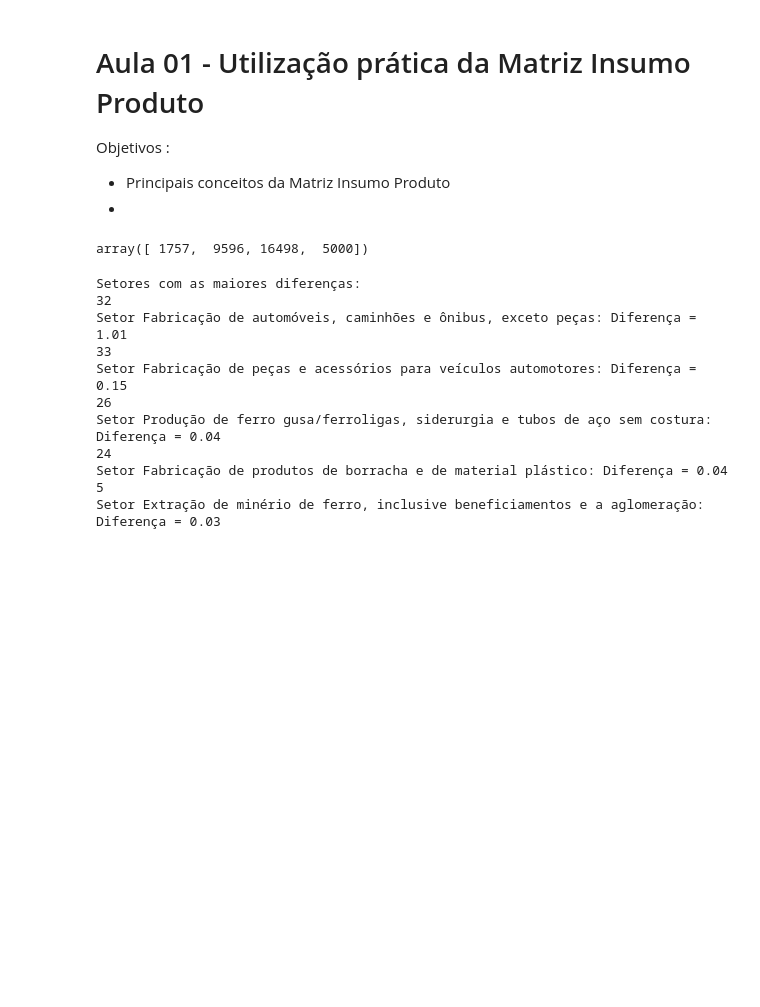
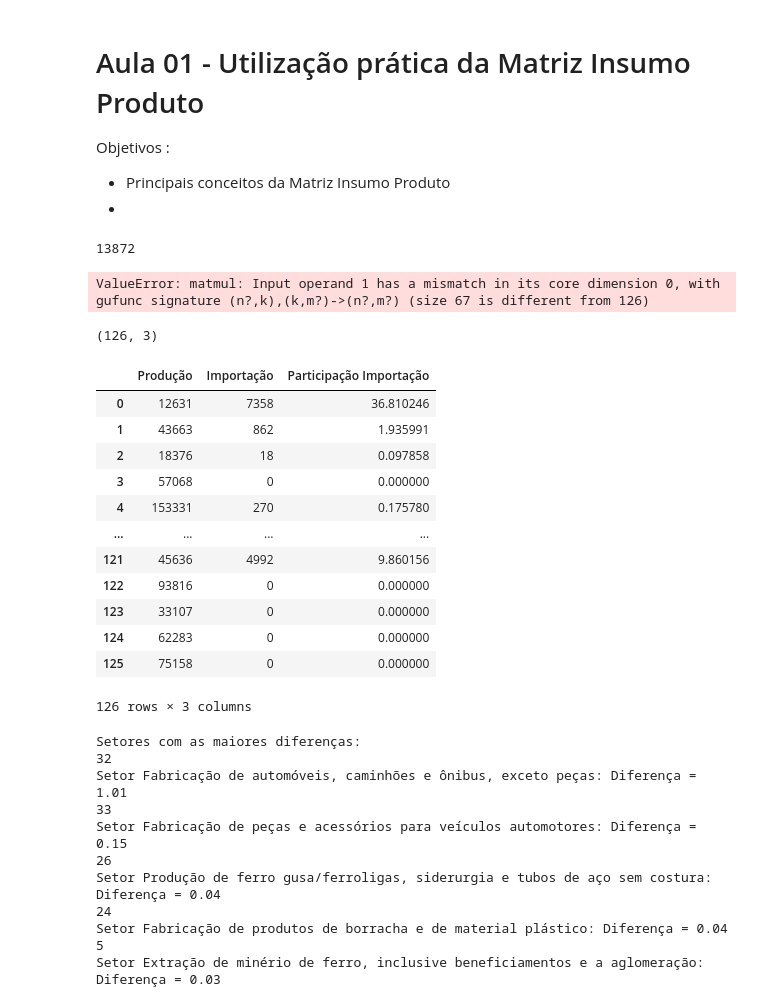
Before and after one commit to amiltonmendes/scilab_mip_sdic, a Jupyter notebook: Laboratório da MIP - Impacto de impostos.ipynb, the cells around one changed output. Cells and saved outputs as stored; diff of their text form; code cells hidden in the pictures; blank space fills up the shorter version.

```diff
--- a/Laboratório da MIP - Impacto de impostos.ipynb
+++ b/Laboratório da MIP - Impacto de impostos.ipynb
@@ -11,10 +10,31 @@ Objetivos :
 from classes.mip import MIPCalculator
 
 Mip = MIPCalculator('dados/MIP_2019_67_PCE.xlsx','dados/nivel_68_2010_2021_xls/68_tab2_2019.xls')
+# %%
+Mip.calculate_impactos(72,0.5)
+# %% [output]
+13872
+ValueError: matmul: Input operand 1 has a mismatch in its core dimension 0, with gufunc signature (n?,k),(k,m?)->(n?,m?) (size 67 is different from 126)
 # %%
-Mip.impostos_detalhados[80]
+Mip.detalhes_importacao.shape
 # %% [output]
-array([ 1757,  9596, 16498,  5000])
+(126, 3)
+# %%
+Mip.detalhes_importacao
+# %% [output]
+|  | Produção | Importação | Participação Importação |
+| 0 | 12631 | 7358 | 36.810246 |
+| 1 | 43663 | 862 | 1.935991 |
+| 2 | 18376 | 18 | 0.097858 |
+| 3 | 57068 | 0 | 0.000000 |
+| 4 | 153331 | 270 | 0.175780 |
+| ... | ... | ... | ... |
+| 121 | 45636 | 4992 | 9.860156 |
+| 122 | 93816 | 0 | 0.000000 |
+| 123 | 33107 | 0 | 0.000000 |
+| 124 | 62283 | 0 | 0.000000 |
+| 125 | 75158 | 0 | 0.000000 |
+126 rows × 3 columns
 # %%
 preco_antes,preco_depois = Mip.calcular_precos(80,aumento_imposto=2)
 # %%
```
Also changed, not shown: parts of 11 cells of this notebook, 1 other file.
